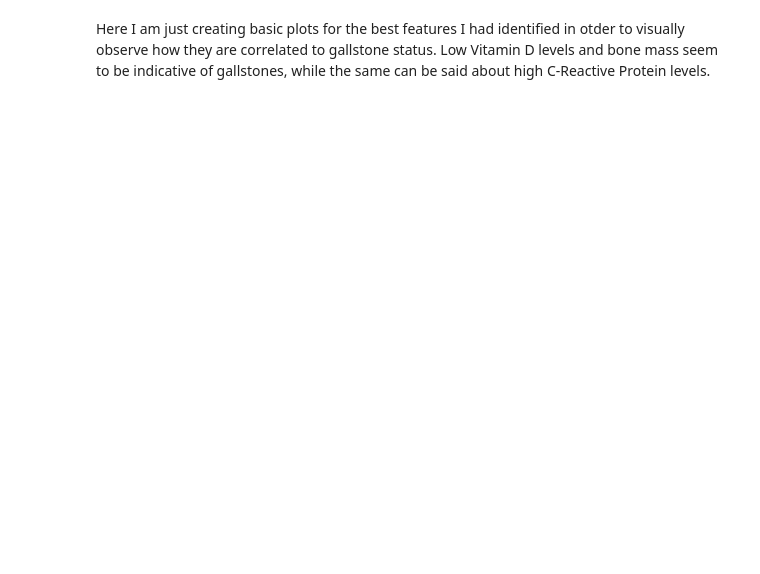
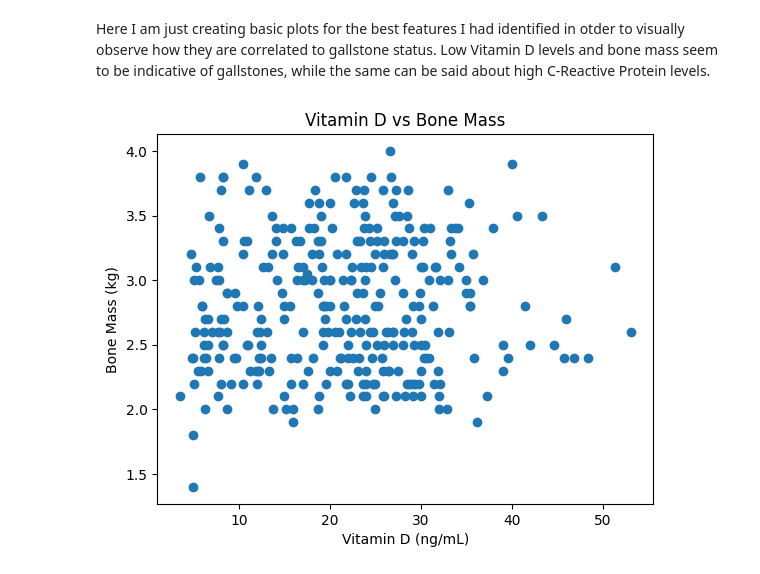
Before and after one commit to DanielT118/Gallstones-Research-Project, a Jupyter notebook: Gallstones_Research_Project.ipynb, the cells around one changed output. Cells and saved outputs as stored; diff of their text form; code cells hidden in the pictures; blank space fills up the shorter version.

```diff
--- a/Gallstones_Research_Project.ipynb
+++ b/Gallstones_Research_Project.ipynb
@@ -211,2 +219,12 @@ plt.show()
 # %% [markdown]
 Here I am just creating basic plots for the best features I had identified in otder to visually observe how they are correlated to gallstone status. Low Vitamin D levels and bone mass seem to be indicative of gallstones, while the same can be said about high C-Reactive Protein levels.
+# %%
+plt.scatter(df['Vitamin D'], df['Bone Mass (BM)'])
+
+plt.xlabel('Vitamin D (ng/mL)')
+plt.ylabel('Bone Mass (kg)')
+plt.title('Vitamin D vs Bone Mass')
+
+plt.show()
+# %% [output]
+[figure, added]
```
Also changed, not shown: parts of 6 cells of this notebook.
